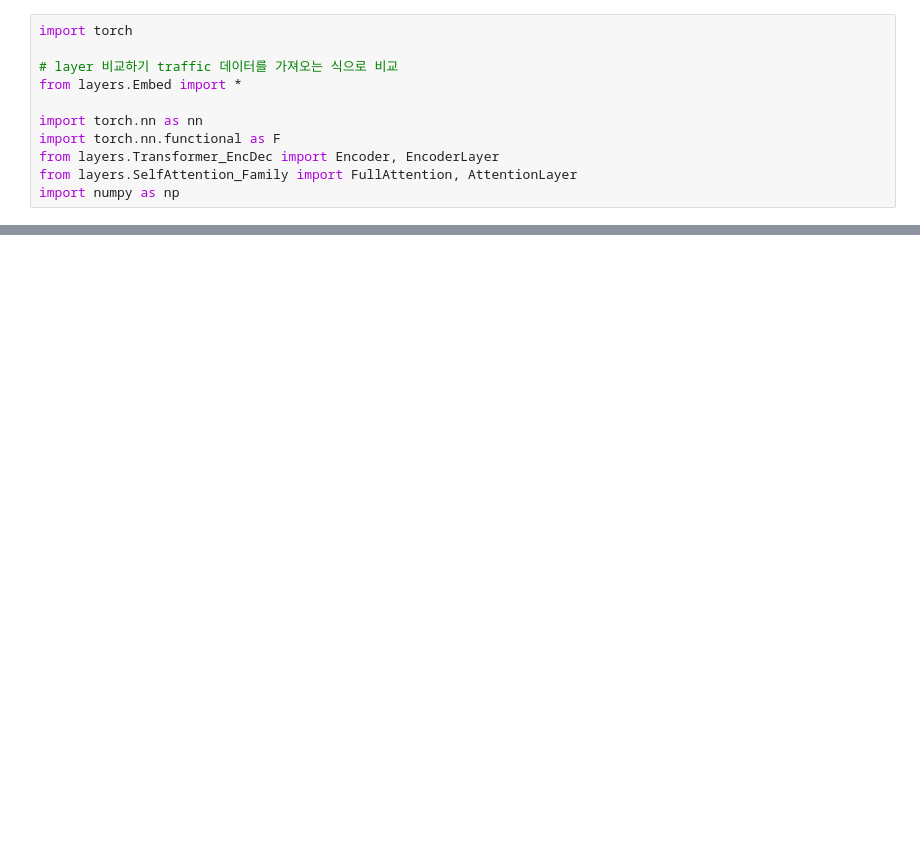
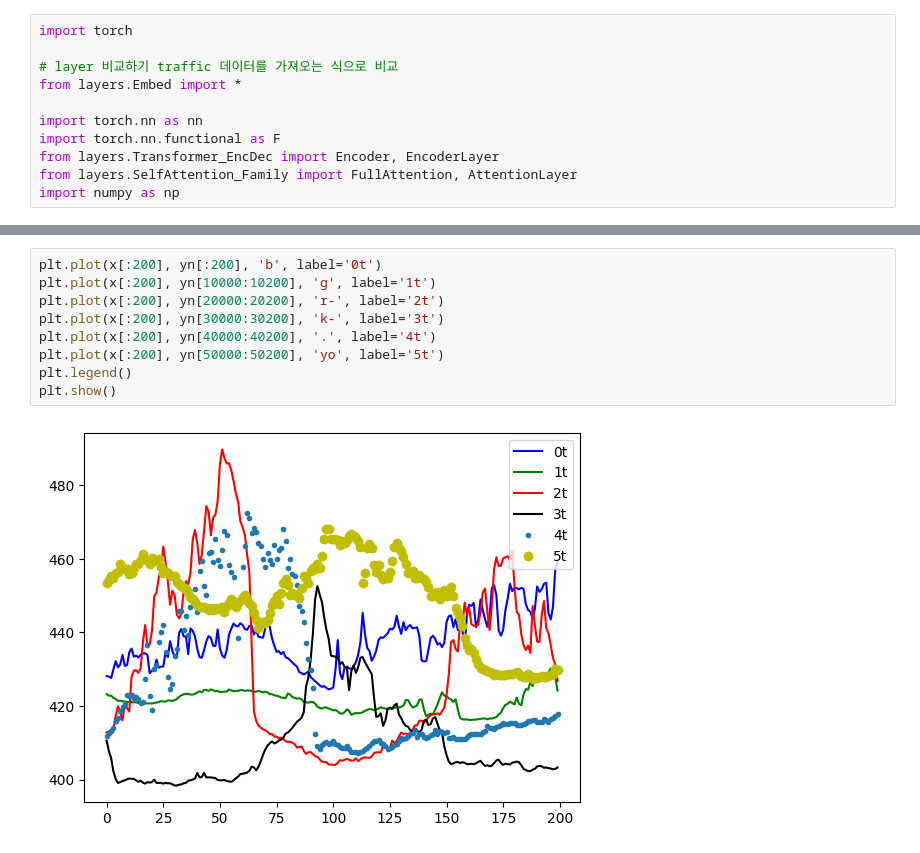
Before and after one commit to utolee90/tciTransformer, a Jupyter notebook: TCN_test.ipynb, the cells around one changed output, grey strips where cells are left out. Drawn from its saved outputs; the diff is of its cells as text; blank space fills up the shorter version.

```diff
--- a/TCN_test.ipynb
+++ b/TCN_test.ipynb
@@ -296,0 +168,11 @@ tensor([[-3.8976, -3.8651, -3.8973, -3.8762, -3.8460, -3.8665, -3.8788, -3.8616,
+# %%
+plt.plot(x[:200], yn[:200], 'b', label='0t')
+plt.plot(x[:200], yn[10000:10200], 'g', label='1t')
+plt.plot(x[:200], yn[20000:20200], 'r-', label='2t')
+plt.plot(x[:200], yn[30000:30200], 'k-', label='3t')
+plt.plot(x[:200], yn[40000:40200], '.', label='4t')
+plt.plot(x[:200], yn[50000:50200], 'yo', label='5t')
+plt.legend()
+plt.show()
+# %% [output]
+[figure, added]
```
Also changed, not shown: parts of 67 cells of this notebook, 8 other files.
